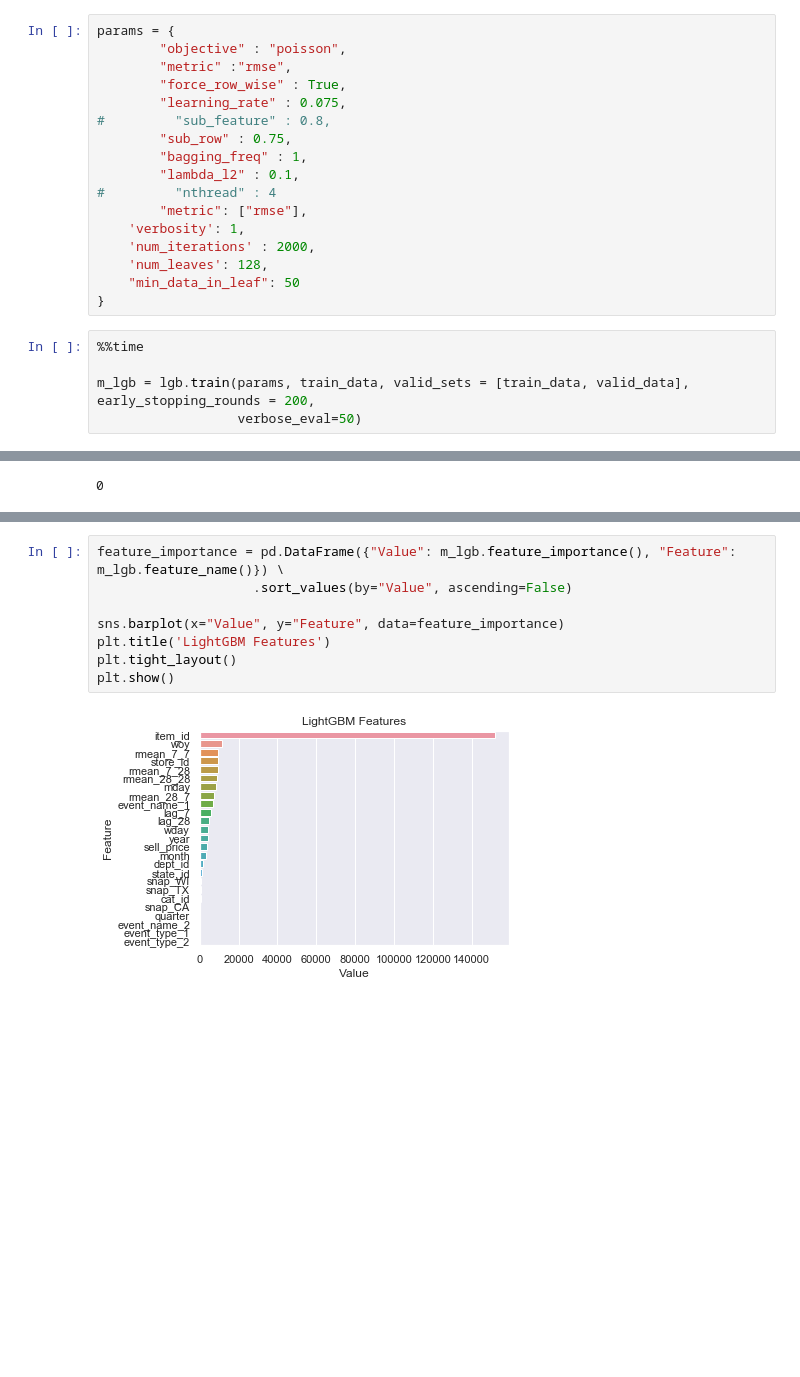
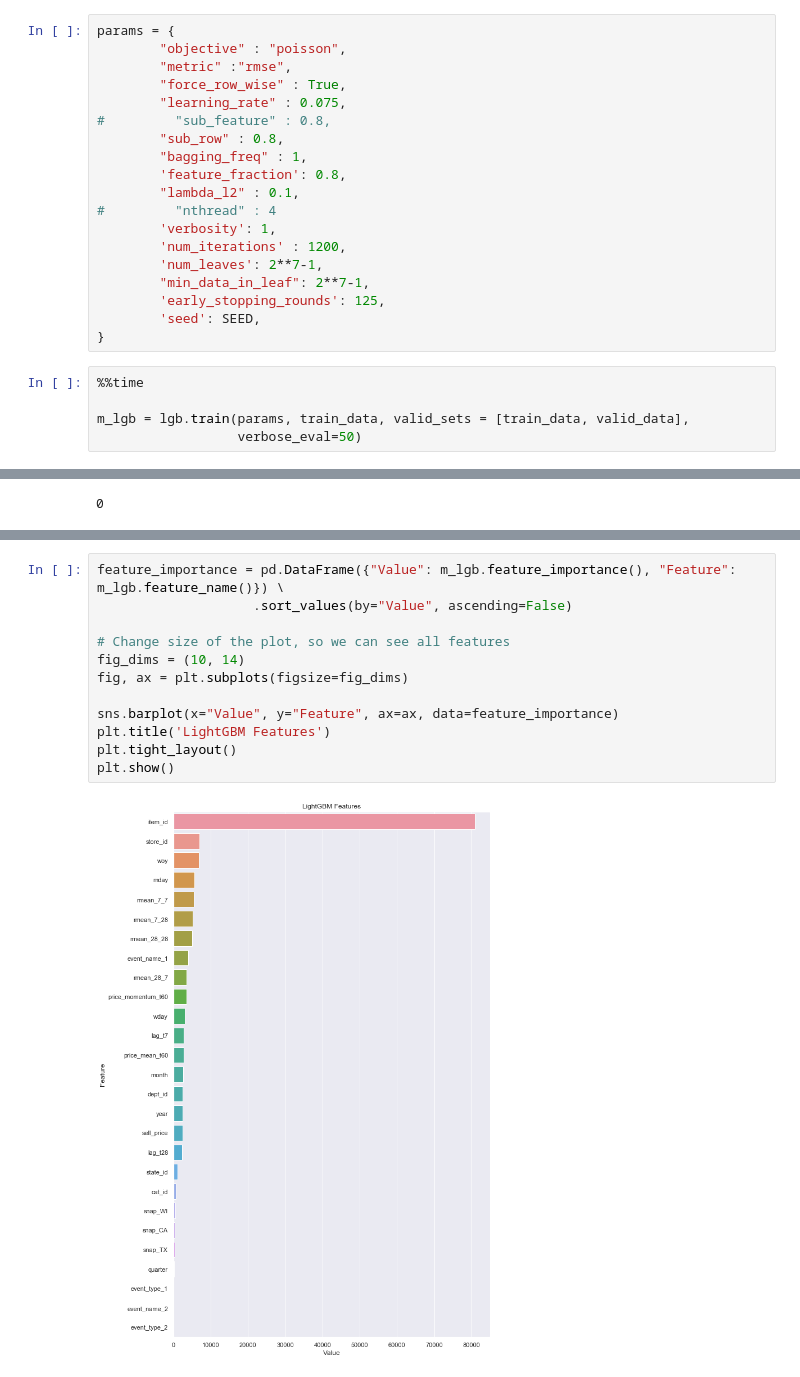
Before and after one commit to wzrd/m5-forecasting-competition, a Jupyter notebook: AlGreKo - Model 2 (LGBM Day By Day).ipynb, the cells around one changed output, grey strips where cells are left out. Drawn from its saved outputs; the diff is of its cells as text; blank space fills up the shorter version.

```diff
--- a/AlGreKo - Model 2 (LGBM Day By Day).ipynb
+++ b/AlGreKo - Model 2 (LGBM Day By Day).ipynb
@@ -259,19 +274,21 @@ params = {
         "force_row_wise" : True,
         "learning_rate" : 0.075,
 #         "sub_feature" : 0.8,
-        "sub_row" : 0.75,
+        "sub_row" : 0.8,
         "bagging_freq" : 1,
+        'feature_fraction': 0.8,
         "lambda_l2" : 0.1,
 #         "nthread" : 4
-        "metric": ["rmse"],
-    'verbosity': 1,
-    'num_iterations' : 2000,
-    'num_leaves': 128,
-    "min_data_in_leaf": 50
+        'verbosity': 1,
+        'num_iterations' : 1200,
+        'num_leaves': 2**7-1,
+        "min_data_in_leaf": 2**7-1,
+        'early_stopping_rounds': 125,
+        'seed': SEED,
 }
 # %%
 %%time
 
-m_lgb = lgb.train(params, train_data, valid_sets = [train_data, valid_data], early_stopping_rounds = 200,
+m_lgb = lgb.train(params, train_data, valid_sets = [train_data, valid_data],
                   verbose_eval=50)
 # %% [output]
@@ -303,12 +321,16 @@ m_lgb.save_model("model.lgb")
 # %%
 feature_importance = pd.DataFrame({"Value": m_lgb.feature_importance(), "Feature": m_lgb.feature_name()}) \
                     .sort_values(by="Value", ascending=False)
 
-sns.barplot(x="Value", y="Feature", data=feature_importance)
+# Change size of the plot, so we can see all features
+fig_dims = (10, 14)
+fig, ax = plt.subplots(figsize=fig_dims)
+
+sns.barplot(x="Value", y="Feature", ax=ax, data=feature_importance)
 plt.title('LightGBM Features')
 plt.tight_layout()
 plt.show()
 # %% [output]
-[figure, old version]
+[figure, new version]
 # %%
 # Detection of features with zero-importance
```
Also changed, not shown: parts of 23 cells of this notebook, 2 other files.
